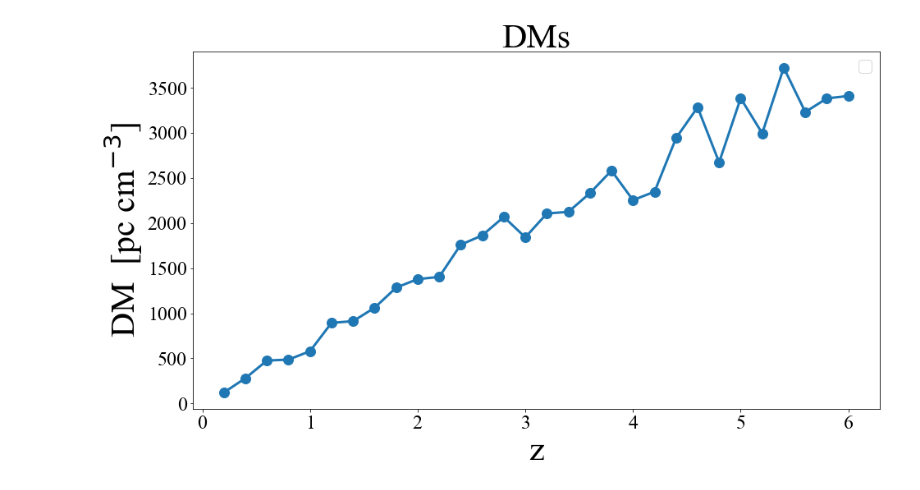
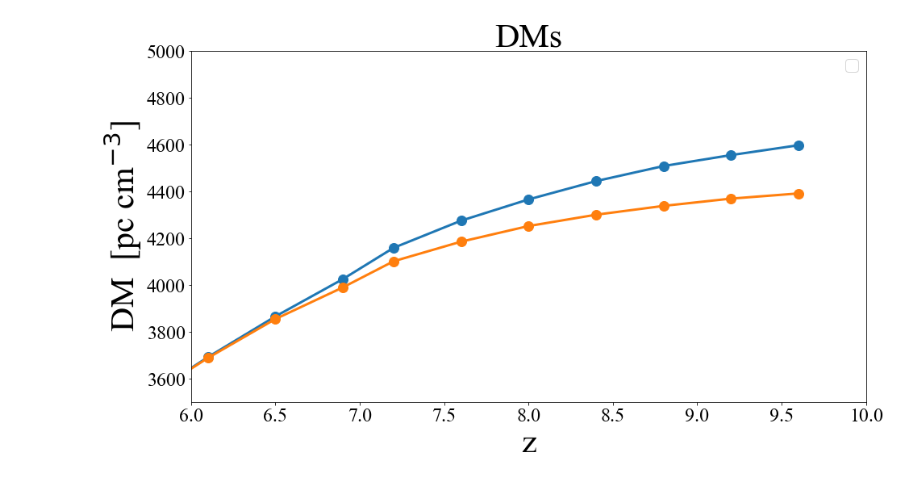
Before and after one commit to grx40/FRB, a Jupyter notebook: FRB_DM_analysis.ipynb, the cells around one changed output. Saved outputs shown, nothing was run; the diff lists cells and outputs as text; code cells hidden in the pictures.

```diff
--- a/FRB_DM_analysis.ipynb
+++ b/FRB_DM_analysis.ipynb
@@ -107,0 +92,16 @@ doing 29
+# %%
+#make lightcone for the Halo field!
+
+#uncomment the stuff below, I just ran it, and didn't want to re-run it again but there is nothing wrong with it
+#Halo_Position_Box = np.zeros((len(z_range_of_halo_boxes), HII_DIM, HII_DIM, HII_DIM))
+#Halo_Mass_Box = np.zeros_like(Halo_Position_Box)
+#for z in range(len(z_range_of_halo_boxes)):
+#    Halo_Position_Box[z] , Halo_Mass_Box[z] = misc.map2box(Halopos_z[z], HII_DIM)
+
+print(np.linspace(np.max(z_range_of_halo_boxes), z_end, nboxes))
+
+z_end = 0.2
+box_slice = 199
+Halo_lightcone, halolightcone_redshifts = lcH.lightcone(DIM = HII_DIM, halo_boxes_z =  Halo_Position_Box, z_range_of_boxes = np.linspace(np.max(z_range_of_halo_boxes), z_end, nboxes), box_slice = int(box_slice), directory = ionization_boxes[0] , return_redshifts = True, marker = 'halos')
+
+print(Halo_lightcone.shape)
@@ -107,0 +114,17 @@ doing 29
+# %%
+#make lightcone for each redshift, beta and slice
+
+z_end = 0.2
+nboxes = np.round(float(z_range_of_halo_boxes[0])/float(z_end),1)
+
+xH_lightcone_beta_Dictionary = {}
+densitylightcone_beta_Dictionary = {}
+for b in range(len(betas)):
+    print('doing beta ' + str(betas[b]) )
+    #make the lightcone for each quantity
+    box_slice = HII_DIM - i -1
+    xH_lightcone_beta_Dictionary[str(betas[b])] , lightcone_redshifts = lc.lightcone(DIM = HII_DIM, z_range_of_boxes = np.linspace(np.max(z_range_of_halo_boxes), z_end, nboxes), box_slice = int(box_slice), directory =  ionization_boxes[b], return_redshifts = True )
+
+densitylightcone_beta_Dictionary[str(betas[0])] = lc.lightcone(DIM = HII_DIM, z_range_of_boxes = np.linspace(np.max(z_range_of_halo_boxes), z_end, nboxes), box_slice = int(box_slice), directory = ionization_boxes[0] , marker = 'updated_smoothed_deltax')
+
+print('Done!')
@@ -108,16 +335,20 @@ doing 29
 # %%
+
 #plot
 pl.figure(figsize = (15,8))
-pl.plot(np.round(z_starts_postEoR,1), (0.01**3)*DM_field_postEoR[:,1,10,10]/(pc),  marker = 'o',markersize = 12, linewidth=3., )
+pl.plot(np.round(z_we_are_actually_using,1), (0.01**3)*np.divide(np.sum(DM_z_beta_y_z, axis = (2,3))[:,0], (HII_DIM*HII_DIM*pc)),  marker = 'o',markersize = 12, linewidth=3., )
+pl.plot(np.round(z_we_are_actually_using,1), (0.01**3)*np.divide(np.sum(DM_z_beta_y_z, axis = (2,3))[:,1], (HII_DIM*HII_DIM*pc)),  marker = 'o',markersize = 12, linewidth=3., )
 pl.title(r'DMs', fontsize = 42)
 pl.legend(prop={'size': 20})
+pl.xlim(6,10)
+pl.ylim(3500,5000)
 #pl.gca().invert_yaxis()
 #pl.gca().invert_xaxis()
 pl.xlabel(r'z', fontsize = 42)
 pl.ylabel(r'DM  [pc cm$^{-3}$]',  fontsize = 42)
 pl.xticks(fontsize=24)
 pl.yticks(fontsize=24)
 pl.show()
 pl.close()
 # %% [output]
-[figure, old version]
+[figure, new version]
```
Also changed, not shown: parts of 21 cells of this notebook.
